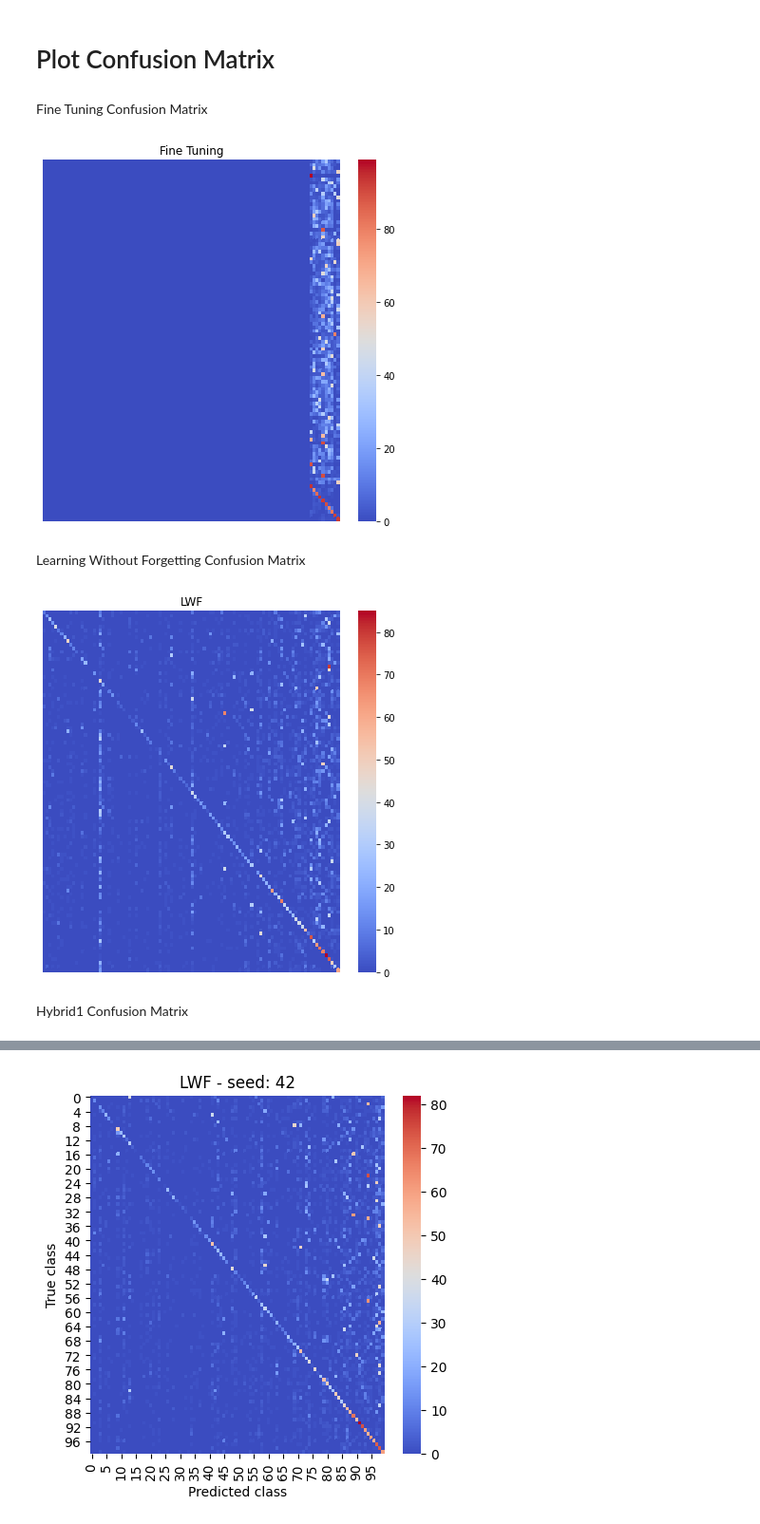
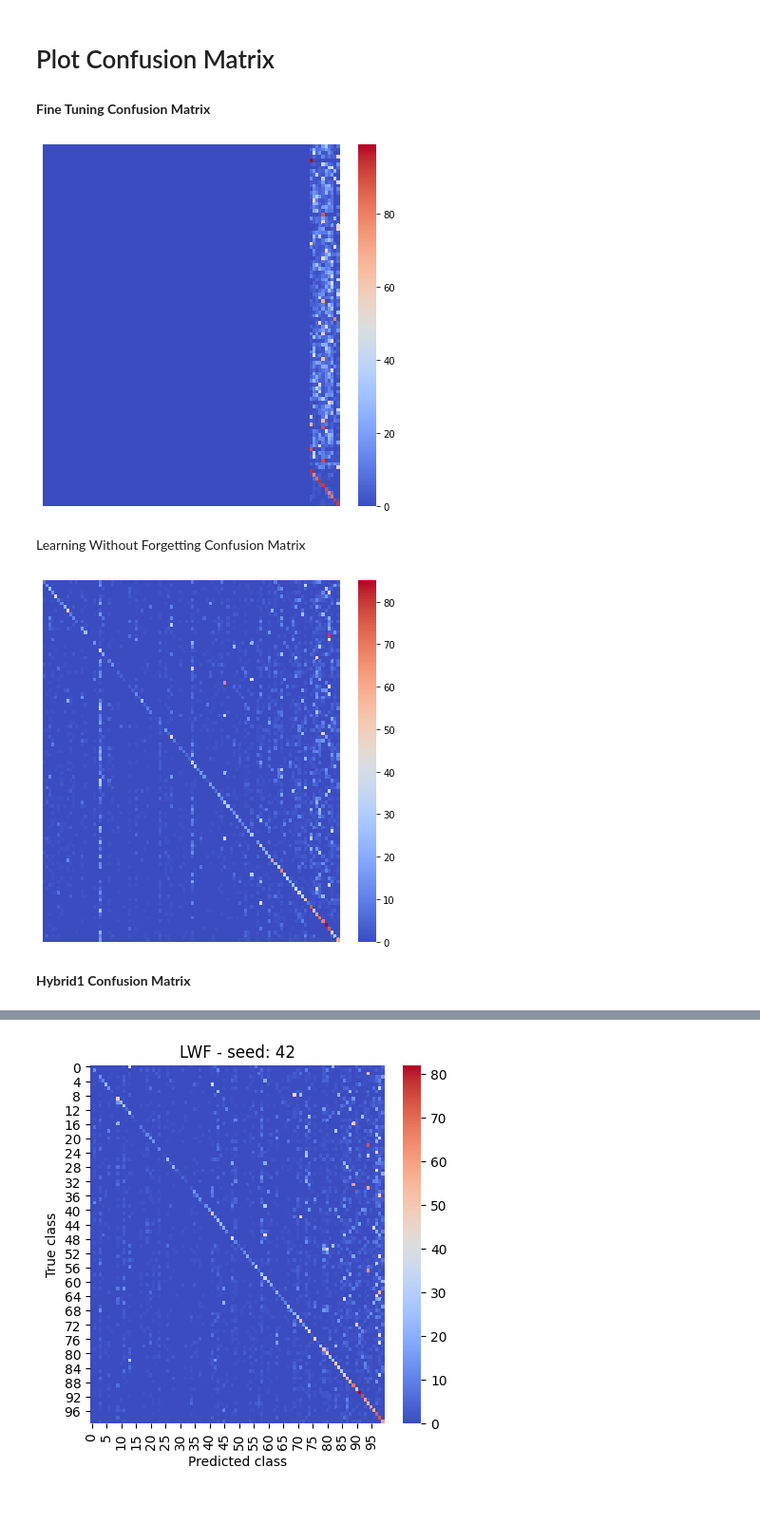
Before and after one commit to antonioalbanese/ProjectMLDL, a Jupyter notebook: plots/Plots.ipynb, the cells around one changed output, grey strips where cells are left out. Shown at 95% size. Saved outputs shown, nothing was run; the diff lists cells and outputs as text; code cells hidden in the pictures.

```diff
--- a/plots/Plots.ipynb
+++ b/plots/Plots.ipynb
@@ -289,7 +289,7 @@ iCaRL_predictions =json.load(jsonfile)
 jsonfile = open("states/ConfusionMatrix/iCaRL_true_labels.json")
 iCaRL_true_labels =json.load(jsonfile)
 # %% [markdown]
-Fine Tuning Confusion Matrix
+**Fine Tuning Confusion Matrix**
 # %%
 preds = np.array(FineTuning_predictions[1])
 targets = np.array(FineTuning_true_labels[1])
@@ -298,26 +298,24 @@ f, axes = plt.subplots(1, 1, figsize=(7, 7))
 cf_matrix = confusion_matrix(targets, preds)
 ax1 = sns.heatmap(cf_matrix,cmap='coolwarm', yticklabels=False, xticklabels=False)
 ax1.axes.get_yaxis().set_visible(False)
-plt.title("Fine Tuning")
 ax1.get_figure().savefig("conf_finetuning")
 # %% [output]
-[figure, old version]
+[figure, new version]
 # %% [markdown]
 Learning Without Forgetting Confusion Matrix
 # %%
 preds = np.array(LWF_predictions[1])
 targets = np.array(LWF_true_labels[1])
 
 f, axes = plt.subplots(1, 1, figsize=(7, 7))
 cf_matrix = confusion_matrix(targets, preds)
 ax1 = sns.heatmap(cf_matrix,cmap='coolwarm', yticklabels=False, xticklabels=False)
 ax1.axes.get_yaxis().set_visible(False)
-plt.title("LWF")
 ax1.get_figure().savefig("conf_LWF")
 # %% [output]
-[figure, old version]
+[figure, new version]
 # %% [markdown]
-Hybrid1 Confusion Matrix
+**Hybrid1 Confusion Matrix**
 # %%
 preds = np.array(Hybrid1_predictions[1])
 targets = np.array(Hybrid1_true_labels[1])
```
Also changed, not shown: parts of 3 cells of this notebook.
